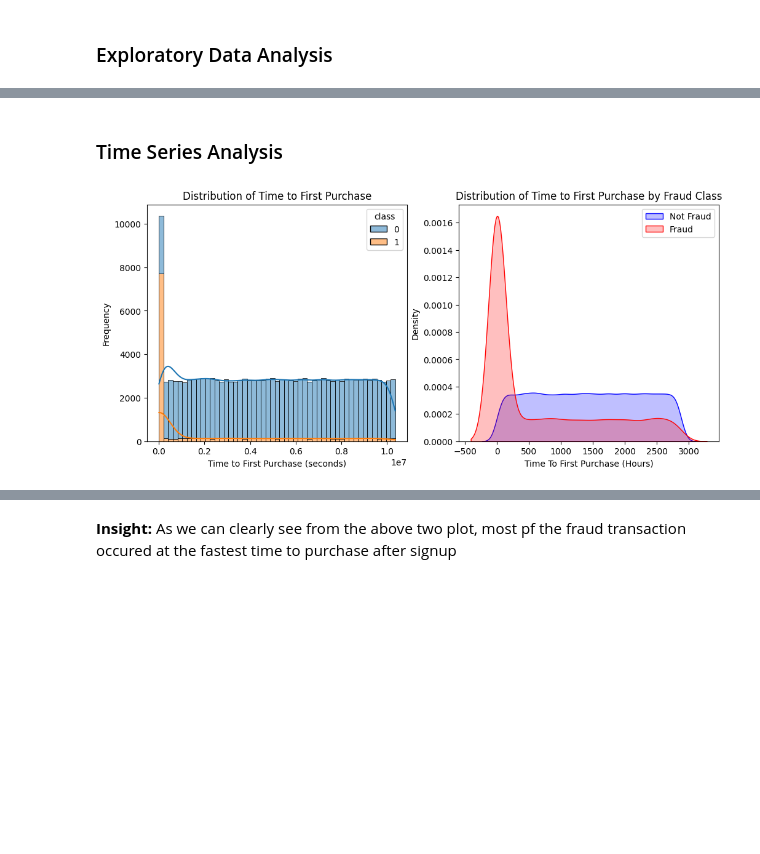
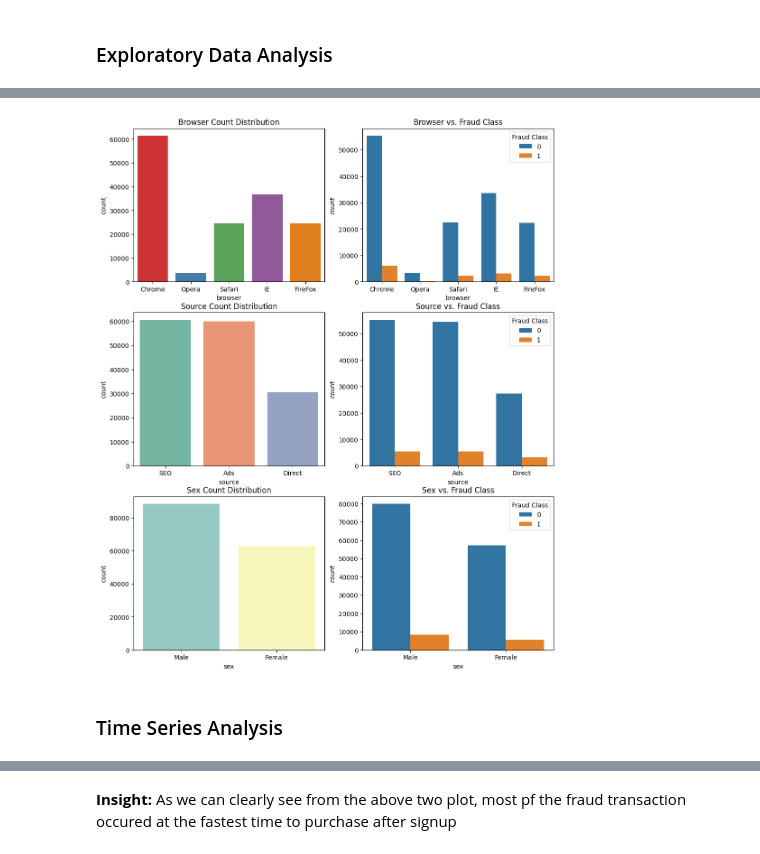
Before and after one commit to Heban-7/Fraud-Detection-Model, a Jupyter notebook: notebooks/data_preprocessing.ipynb, the cells around one changed output, grey strips where cells are left out. Cells and saved outputs as stored; diff of their text form; code cells hidden in the pictures; blank space fills up the shorter version.

```diff
--- a/notebooks/data_preprocessing.ipynb
+++ b/notebooks/data_preprocessing.ipynb
@@ -196,6 +217,12 @@ dp.categorical_value_visualization(fraud_df)
+# %%
+"""
+Distribution of Categorical features
+    Browser
+    Source and
+    Sex
+"""
+dp.categorical_value_visualization(fraud_df)
+# %% [output]
+[figure, added]
 # %% [markdown]
 ### Time Series Analysis
-# %%
-dp.time_to_first_purchase_visualization(fraud_df)
-# %% [output]
-[figure, removed]
```
Also changed, not shown: parts of 32 cells of this notebook, 4 other files.
